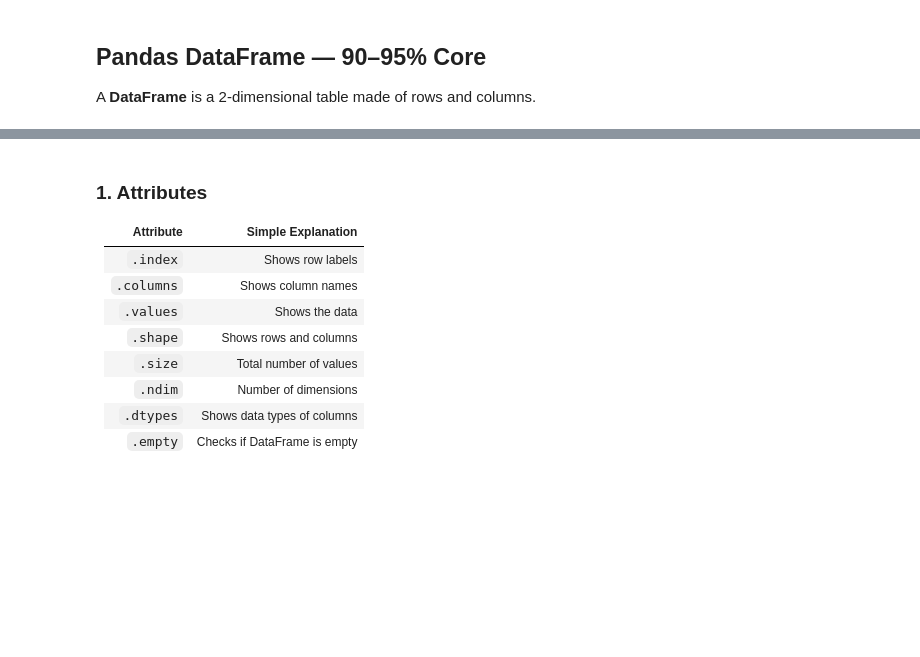
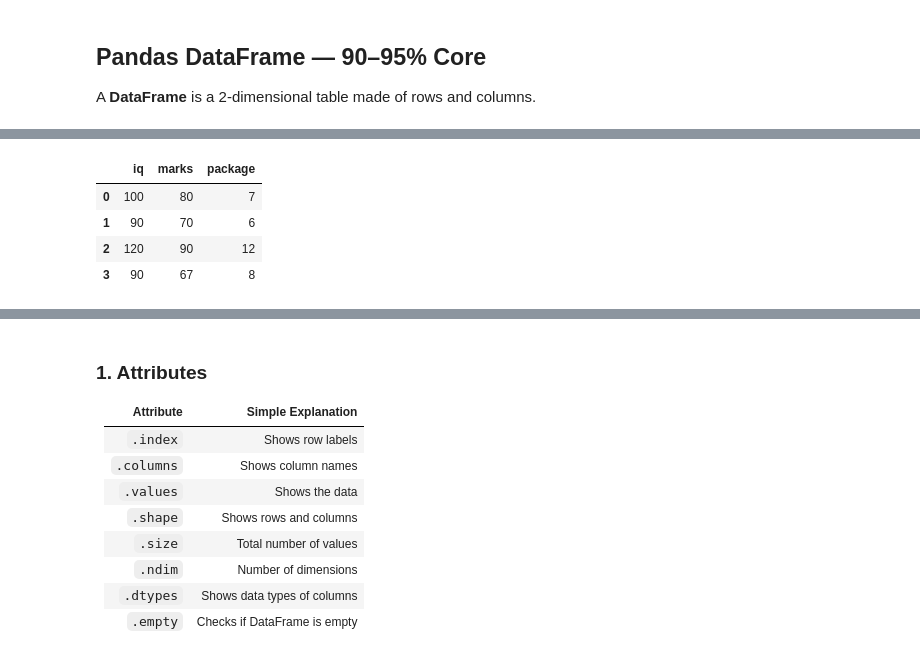
Before and after one commit to zaibgray/pandas, a Jupyter notebook: pandas.ipynb, the cells around one changed output, grey strips where cells are left out. Cells and saved outputs as stored; diff of their text form; code cells hidden in the pictures; blank space fills up the shorter version.

```diff
--- a/pandas.ipynb
+++ b/pandas.ipynb
@@ -1539,0 +1596,15 @@ A **DataFrame** is a 2-dimensional table made of rows and columns.
+# %%
+# using dicts
+student_dict = {
+    "iq":[100, 90, 120, 90],
+    "marks":[80, 70, 90, 67],
+    "package":[7, 6, 12, 8],
+}
+
+pd.DataFrame(student_dict)
+# %% [output]
+|  | iq | marks | package |
+| 0 | 100 | 80 | 7 |
+| 1 | 90 | 70 | 6 |
+| 2 | 120 | 90 | 12 |
+| 3 | 90 | 67 | 8 |
```
Also changed, not shown: parts of 10 cells of this notebook, 1 other file.
